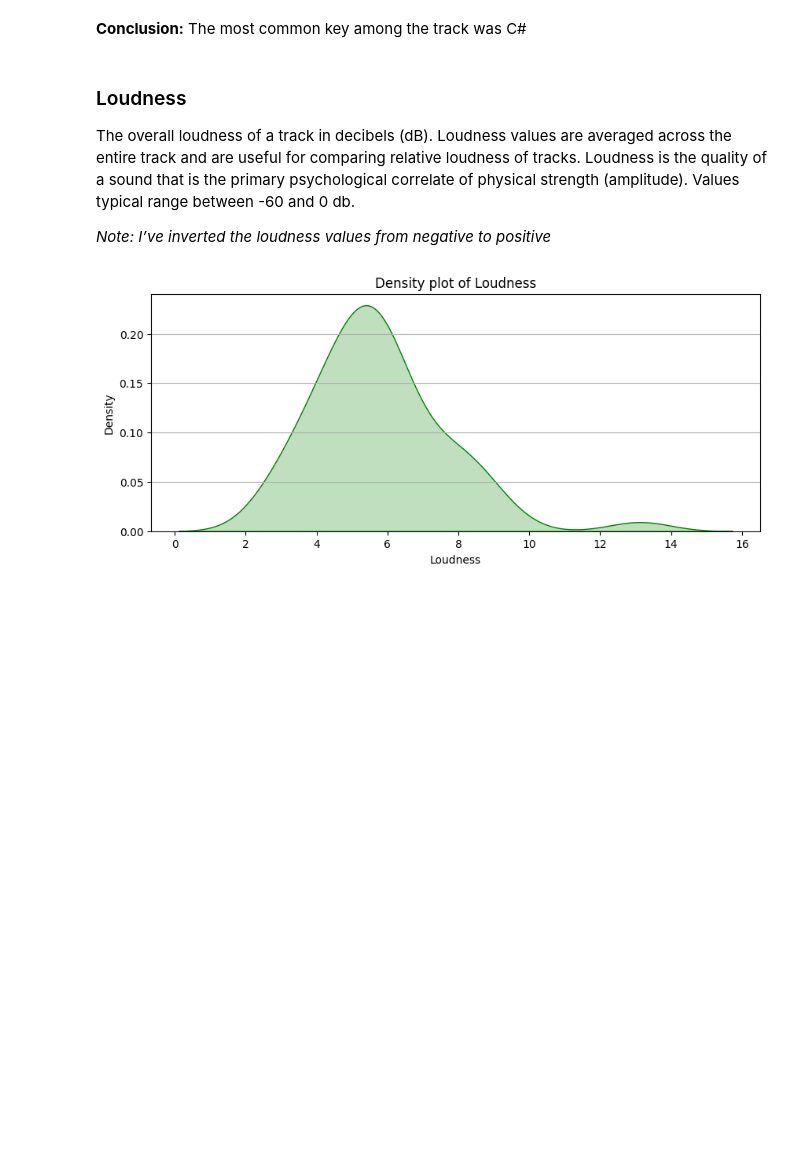
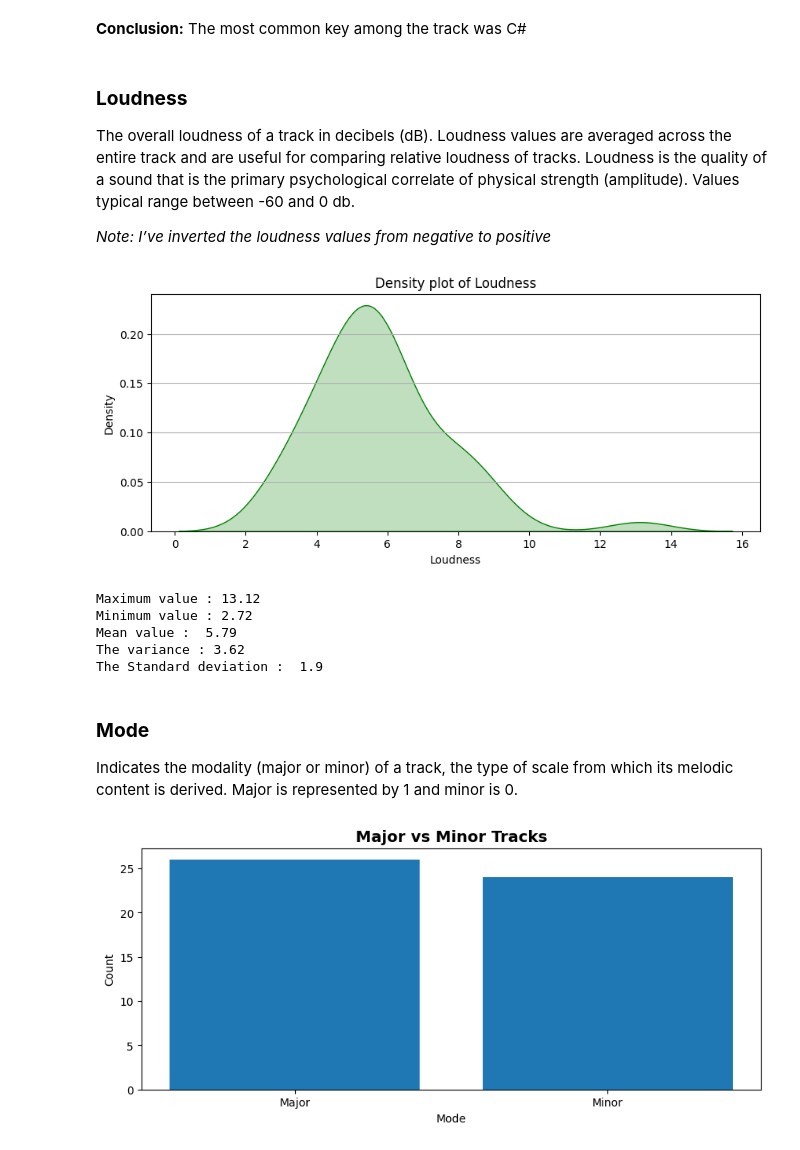
Before and after one commit to bernard-ng/unh-spotify-prediction, a Jupyter notebook: index.ipynb, the cells around one changed output. Saved outputs shown, nothing was run; the diff lists cells and outputs as text; code cells hidden in the pictures; blank space fills up the shorter version.

```diff
--- a/index.ipynb
+++ b/index.ipynb
@@ -334,7 +335,7 @@ plt.show();
 # %% [markdown]
 **Conclusion:** The most common key among the track was C#
 # %% [markdown]
-### Loudness
+### **Loudness**
 The overall loudness of a track in decibels (dB). Loudness values are averaged across the entire track and are useful for comparing relative loudness of tracks. Loudness is the quality of a sound that is the primary psychological correlate of physical strength (amplitude). Values typical range between -60 and 0 db.
 
 *Note: I’ve inverted the loudness values from negative to positive*
@@ -351,5 +352,34 @@ ax.set_ylabel('Density')
 ax.yaxis.grid(True)
 
 plt.show();
+print("Maximum value :", round(loudness.max(), 2))
+print("Minimum value :", round(loudness.min(), 2))
+print("Mean value : ", round(loudness.mean(), 2))
+print("The variance :", round(loudness.var(), 2))
+print("The Standard deviation : ", round(loudness.std(), 2))
 # %% [output]
 [figure]
+Maximum value : 13.12
+Minimum value : 2.72
+Mean value :  5.79
+The variance : 3.62
+The Standard deviation :  1.9
+# %% [markdown]
+### **Mode**
+Indicates the modality (major or minor) of a track, the type of scale from which its melodic content is derived. Major is represented by 1 and minor is 0.
+# %%
+mode = df
+mode['mode'].where(~(df['mode'] == 0), 'Major', inplace=True)
+mode['mode'].where(~(df['mode'] == 1), 'Minor', inplace=True)
+
+plt.figure(figsize=(10, 4), dpi=100)
+plt.xlabel('Mode')
+plt.ylabel('Count')
+plt.title('Major vs Minor Tracks', fontweight='bold', fontsize=14)
+
+labels, counts = np.unique(mode['mode'], return_counts=True)
+plt.bar(labels, counts, align='center')
+plt.gca().set_xticks(labels)
+plt.show();
+# %% [output]
+[figure, added]
```
Also changed, not shown: parts of 50 cells of this notebook, 3 other files.
